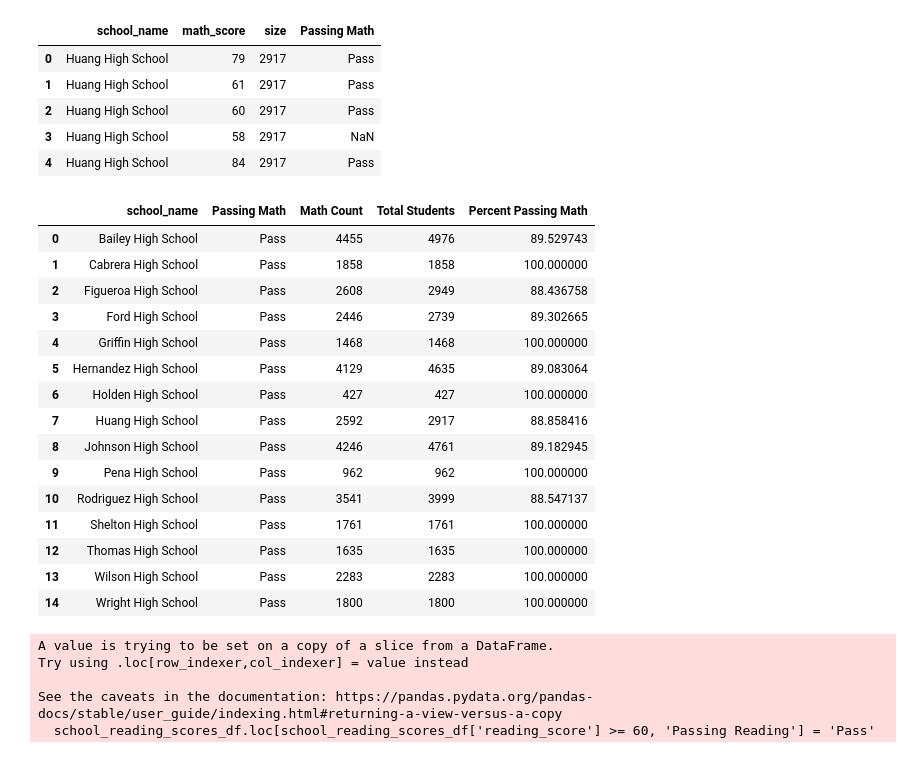
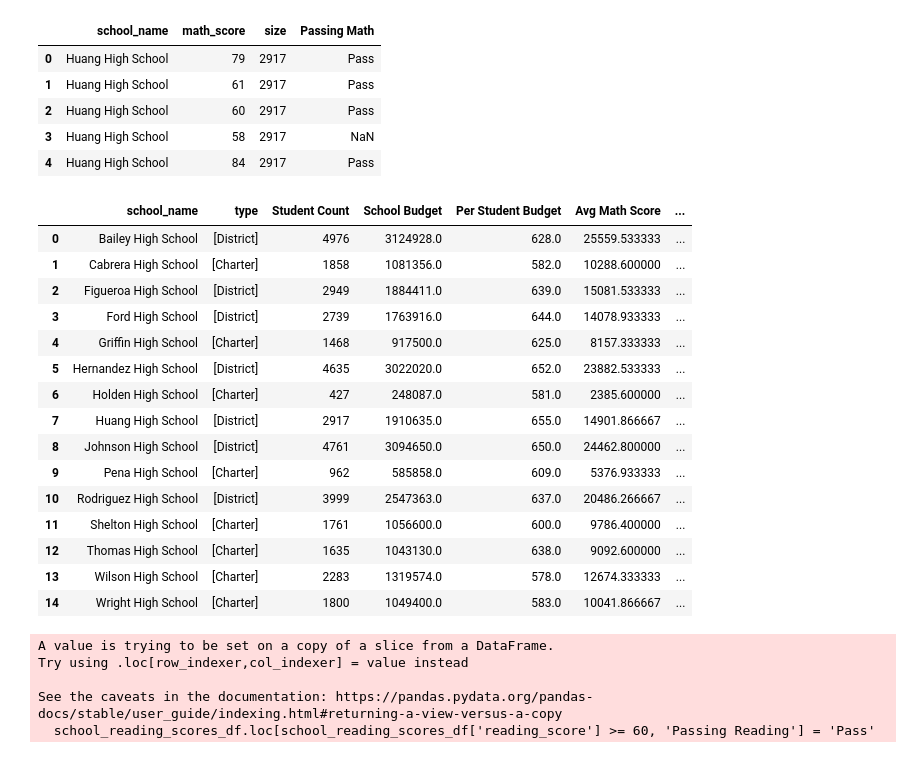
Before and after one commit to M0ther0fGingers/pandas-challenge, a Jupyter notebook: PyCitySchools/PyCitySchools.ipynb, the cells around one changed output. Cells and saved outputs as stored; diff of their text form; code cells hidden in the pictures.

```diff
--- a/PyCitySchools/PyCitySchools.ipynb
+++ b/PyCitySchools/PyCitySchools.ipynb
@@ -182,10 +204,11 @@ student_count_summary_df
 school_budget = school_groupby["budget"].mean().tolist()
 
 # Make a dictonary of the school_name and the school_budget
-school_budget_all = {"School Name": school_name,
-                     "School Budget": school_budget}
+#school_budget_all = {"School Name": school_name,
+                     #"School Budget": school_budget}
 
 # create a dataframe with the school name as the index
-school_budget_all_df = pd.DataFrame(school_budget_all).set_index("School Name")
-school_budget_all_df
+school_summary_df["School Budget"] = school_budget
+school_summary_df["School Budget"] = school_summary_df["School Budget"]   #.map("${:,.2f}".format) use this later after all the calcs are done
+school_summary_df
 # %% [output]
@@ -216,9 +239,15 @@ school_budget_all_df
                     #"School Budget": school_budget}
 
 # Calulcate the per student budget by dividing the school budget by the number of students
-student_budget = school_budget_all_df["School Budget"]/student_count_summary_df["Total Students"]
-student_budget_all = {"School Name": school_name,
-                     "Per Student Budget": student_budget}
-student_budget_all_df = pd.DataFrame(student_budget_all).set_index("School Name")
-student_budget_all_df
+student_budget = school_summary_df["School Budget"]/school_summary_df["Student Count"]
+
+#student_budget_all = {"School Name": school_name,
+                    # "Per Student Budget": student_budget}
+#student_budget_all_df = pd.DataFrame(student_budget_all).set_index("School Name")
+#student_budget_all_df
+#school_summary_df["Per Student Budget"] = student_budget
+#school_summary_df
+
+school_summary_df["Per Student Budget"] = student_budget
+school_summary_df
 # %% [output]
@@ -242,5 +271,4 @@ student_budget_all_df
 # %%
-
 # Calculate the average math score for each school
 # Sum all the math scores for each school, then divide by the total number of students at that school
 type(school_data_complete)
@@ -259,7 +287,7 @@ school_math_group = school_math_scores_df.groupby("school_name")["math_score"].s
 avg_math_score = (school_math_group/(len(school_math_group)))
 #avg_math_score
 
-avg_math_score_df = pd.DataFrame(avg_math_score)
-avg_math_score_df
+school_summary_df["Avg Math Score"] = avg_math_score
+school_summary_df
 # %% [output]
 pandas.core.frame.DataFrame
@@ -295,6 +323,6 @@ school_reading_group_df = pd.DataFrame(school_reading_group)
 avg_reading_score = (school_reading_group/(len(school_reading_group)))
 #avg_reading_score
 
-avg_reading_score_df = pd.DataFrame(avg_reading_score)
-avg_reading_score_df
+school_summary_df["Avg Reading Score"] = avg_reading_score
+school_summary_df
 # %% [output]
@@ -335,31 +363,31 @@ See the caveats in the documentation: https://pandas.pydata.org/pandas-docs/stab
 # %%
 # Group by the School Name and "Passing Math" variable created in the last step to get the sum of students passing at each school.
 school_math_group = school_math_scores_df.groupby("school_name")["Passing Math"].value_counts().reset_index(name='Math Count')
+school_math_group = school_math_group[['school_name', 'Math Count']]
 
-# merge the two dataframes together
-school_math_group_df = pd.DataFrame(school_math_group)
-school_math_group_df["Total Students"] = student_count_summary["Total Students"]
+# Merge the two dataframes together
+school_summary_df = pd.merge(school_summary_df, school_math_group, on='school_name', how='left')
 
 # Calculate the percentage of students passing math per school
-school_math_group_df["Percent Passing Math"] = (school_math_group_df["Math Count"]/school_math_group_df["Total Students"])*100
-school_math_group_df
+school_summary_df['Percent Passing Math'] = (school_summary_df['Math Count'] / school_summary_df['Student Count']) * 100
+school_summary_df
 # %% [output]
-|  | school_name | Passing Math | Math Count | Total Students | Percent Passing Math |
-| 0 | Bailey High School | Pass | 4455 | 4976 | 89.529743 |
-| 1 | Cabrera High School | Pass | 1858 | 1858 | 100.000000 |
-| 2 | Figueroa High School | Pass | 2608 | 2949 | 88.436758 |
-| 3 | Ford High School | Pass | 2446 | 2739 | 89.302665 |
-| 4 | Griffin High School | Pass | 1468 | 1468 | 100.000000 |
-| 5 | Hernandez High School | Pass | 4129 | 4635 | 89.083064 |
-| 6 | Holden High School | Pass | 427 | 427 | 100.000000 |
-| 7 | Huang High School | Pass | 2592 | 2917 | 88.858416 |
-| 8 | Johnson High School | Pass | 4246 | 4761 | 89.182945 |
-| 9 | Pena High School | Pass | 962 | 962 | 100.000000 |
-| 10 | Rodriguez High School | Pass | 3541 | 3999 | 88.547137 |
-| 11 | Shelton High School | Pass | 1761 | 1761 | 100.000000 |
-| 12 | Thomas High School | Pass | 1635 | 1635 | 100.000000 |
-| 13 | Wilson High School | Pass | 2283 | 2283 | 100.000000 |
-| 14 | Wright High School | Pass | 1800 | 1800 | 100.000000 |
+|  | school_name | type | Student Count | School Budget | Per Student Budget | Avg Math Score | ... |
+| 0 | Bailey High School | [District] | 4976 | 3124928.0 | 628.0 | 25559.533333 | ... |
+| 1 | Cabrera High School | [Charter] | 1858 | 1081356.0 | 582.0 | 10288.600000 | ... |
+| 2 | Figueroa High School | [District] | 2949 | 1884411.0 | 639.0 | 15081.533333 | ... |
+| 3 | Ford High School | [District] | 2739 | 1763916.0 | 644.0 | 14078.933333 | ... |
+| 4 | Griffin High School | [Charter] | 1468 | 917500.0 | 625.0 | 8157.333333 | ... |
+| 5 | Hernandez High School | [District] | 4635 | 3022020.0 | 652.0 | 23882.533333 | ... |
+| 6 | Holden High School | [Charter] | 427 | 248087.0 | 581.0 | 2385.600000 | ... |
+| 7 | Huang High School | [District] | 2917 | 1910635.0 | 655.0 | 14901.866667 | ... |
+| 8 | Johnson High School | [District] | 4761 | 3094650.0 | 650.0 | 24462.800000 | ... |
+| 9 | Pena High School | [Charter] | 962 | 585858.0 | 609.0 | 5376.933333 | ... |
+| 10 | Rodriguez High School | [District] | 3999 | 2547363.0 | 637.0 | 20486.266667 | ... |
+| 11 | Shelton High School | [Charter] | 1761 | 1056600.0 | 600.0 | 9786.400000 | ... |
+| 12 | Thomas High School | [Charter] | 1635 | 1043130.0 | 638.0 | 9092.600000 | ... |
+| 13 | Wilson High School | [Charter] | 2283 | 1319574.0 | 578.0 | 12674.333333 | ... |
+| 14 | Wright High School | [Charter] | 1800 | 1049400.0 | 583.0 | 10041.866667 | ... |
 # %%
 #Caluclate the percentage of students per school passing reading
 
```
Also changed, not shown: parts of 12 cells of this notebook, 2 other files.
